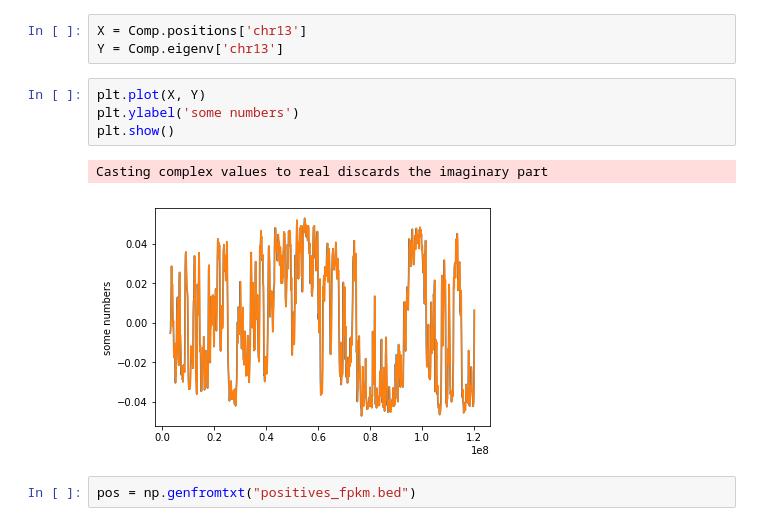
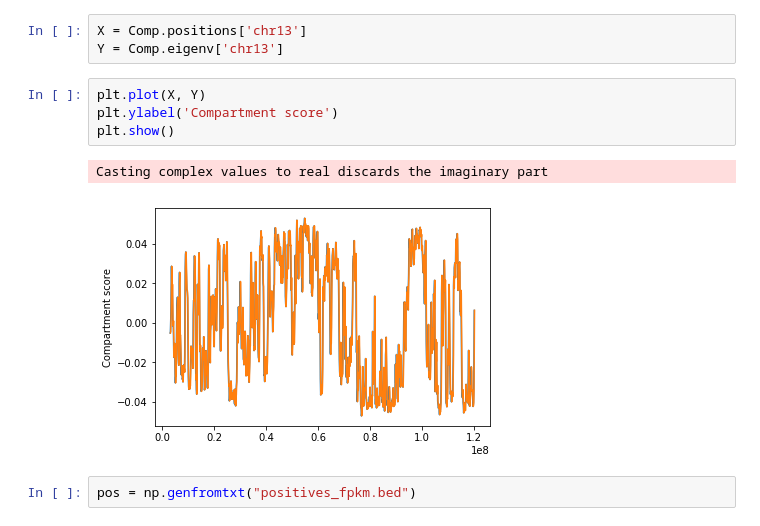
Before and after one commit to Griffin-8/qbb2020-answers, a Jupyter notebook: week9/Assingment9.ipynb, the cells around one changed output. Drawn from its saved outputs; the diff is of its cells as text.

```diff
--- a/week9/Assingment9.ipynb
+++ b/week9/Assingment9.ipynb
@@ -115,11 +115,11 @@ X = Comp.positions['chr13']
 Y = Comp.eigenv['chr13']
 # %%
 plt.plot(X, Y)
-plt.ylabel('some numbers')
+plt.ylabel('Compartment score')
 plt.show()
 # %% [output]
 Casting complex values to real discards the imaginary part
-[figure, old version]
+[figure, new version]
 # %%
 pos = np.genfromtxt("positives_fpkm.bed")
 # %%
```
Also changed, not shown: parts of 12 cells of this notebook.
